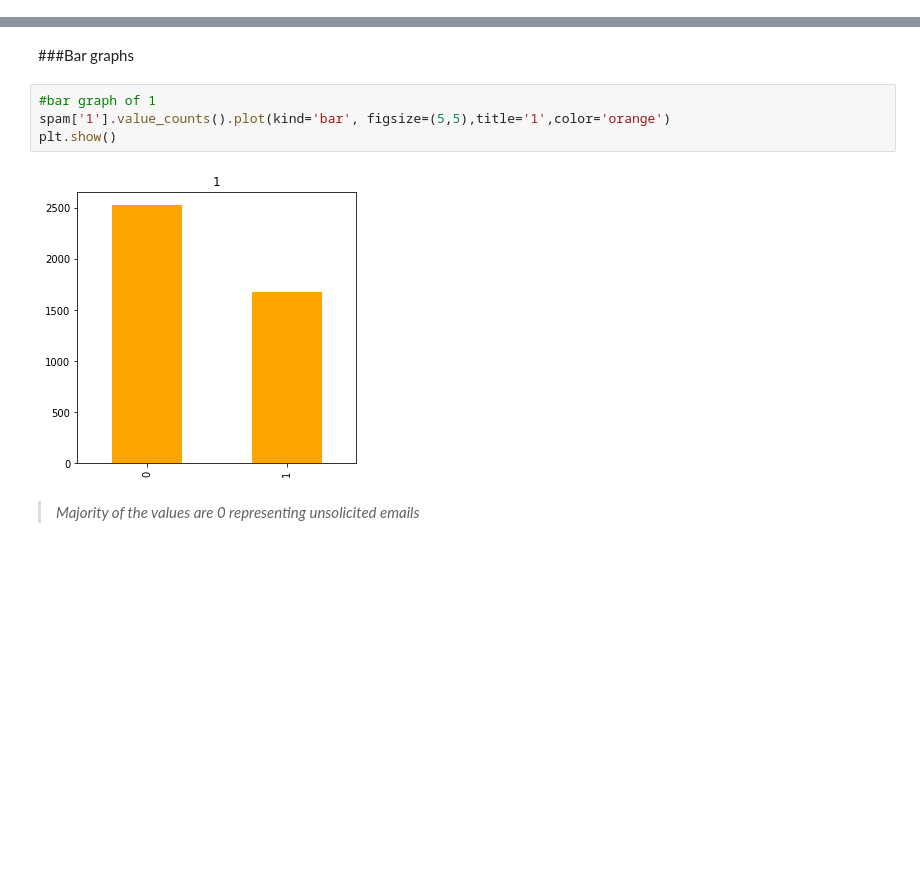
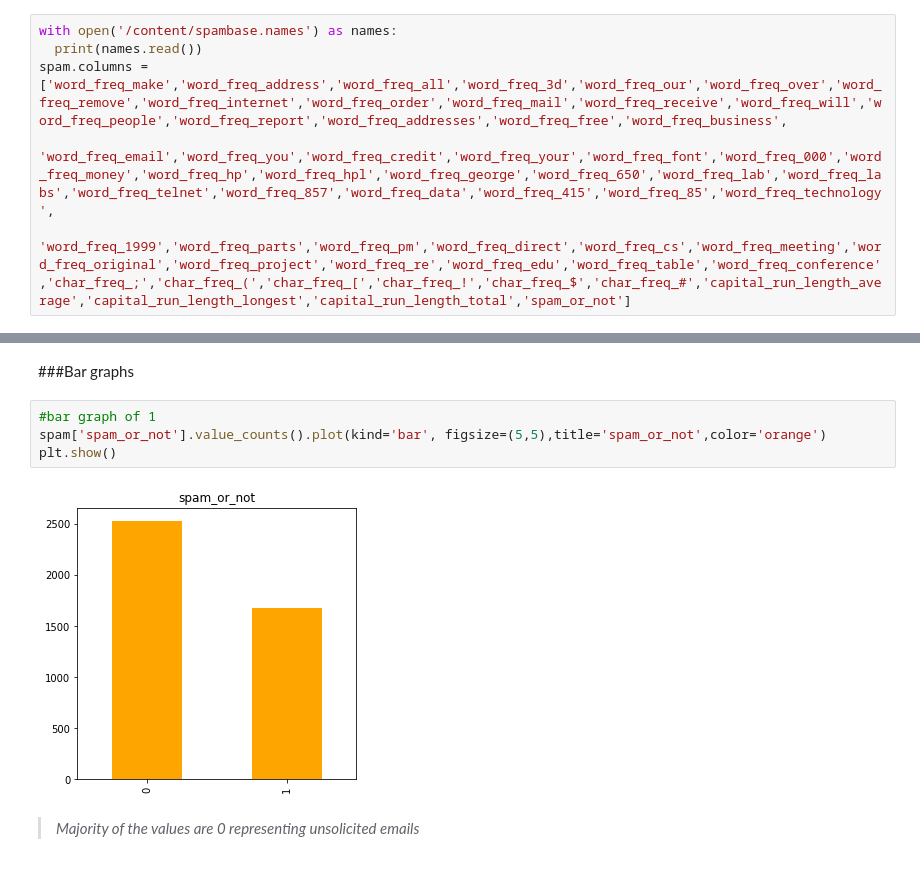
Before and after one commit to JoanNjoki/Data_Analysis_using_KNN-_and_Naive_Bayes, a Jupyter notebook: Spam_Moringa_Data_Science_Core_W9_Independent_Project_2021_06_Joan_Mwangi_Python_Notebook.ipynb, the cells around one changed output, grey strips where cells are left out. Saved outputs shown, nothing was run; the diff lists cells and outputs as text; blank space fills up the shorter version.

```diff
--- a/Spam_Moringa_Data_Science_Core_W9_Independent_Project_2021_06_Joan_Mwangi_Python_Notebook.ipynb
+++ b/Spam_Moringa_Data_Science_Core_W9_Independent_Project_2021_06_Joan_Mwangi_Python_Notebook.ipynb
@@ -42,3 +42,9 @@ import seaborn as sns
 # %%
 # loading the dataset into environment
 spam = pd.read_csv('/content/spambase.data')
+# %%
+with open('/content/spambase.names') as names:
+  print(names.read())
+spam.columns = ['word_freq_make','word_freq_address','word_freq_all','word_freq_3d','word_freq_our','word_freq_over','word_freq_remove','word_freq_internet','word_freq_order','word_freq_mail','word_freq_receive','word_freq_will','word_freq_people','word_freq_report','word_freq_addresses','word_freq_free','word_freq_business',
+             'word_freq_email','word_freq_you','word_freq_credit','word_freq_your','word_freq_font','word_freq_000','word_freq_money','word_freq_hp','word_freq_hpl','word_freq_george','word_freq_650','word_freq_lab','word_freq_labs','word_freq_telnet','word_freq_857','word_freq_data','word_freq_415','word_freq_85','word_freq_technology',
+              'word_freq_1999','word_freq_parts','word_freq_pm','word_freq_direct','word_freq_cs','word_freq_meeting','word_freq_original','word_freq_project','word_freq_re','word_freq_edu','word_freq_table','word_freq_conference','char_freq_;','char_freq_(','char_freq_[','char_freq_!','char_freq_$','char_freq_#','capital_run_length_average','capital_run_length_longest','capital_run_length_total','spam_or_not']
@@ -550,10 +581,10 @@ plt.show()
 ###Bar graphs
 # %%
 #bar graph of 1
-spam['1'].value_counts().plot(kind='bar', figsize=(5,5),title='1',color='orange')
+spam['spam_or_not'].value_counts().plot(kind='bar', figsize=(5,5),title='spam_or_not',color='orange')
 plt.show()
 # %% [output]
-[figure, old version]
+[figure, new version]
 # %% [markdown]
 > *Majority of the values are 0 representing unsolicited emails*
 # %% [markdown]
```
Also changed, not shown: parts of 125 cells of this notebook.
